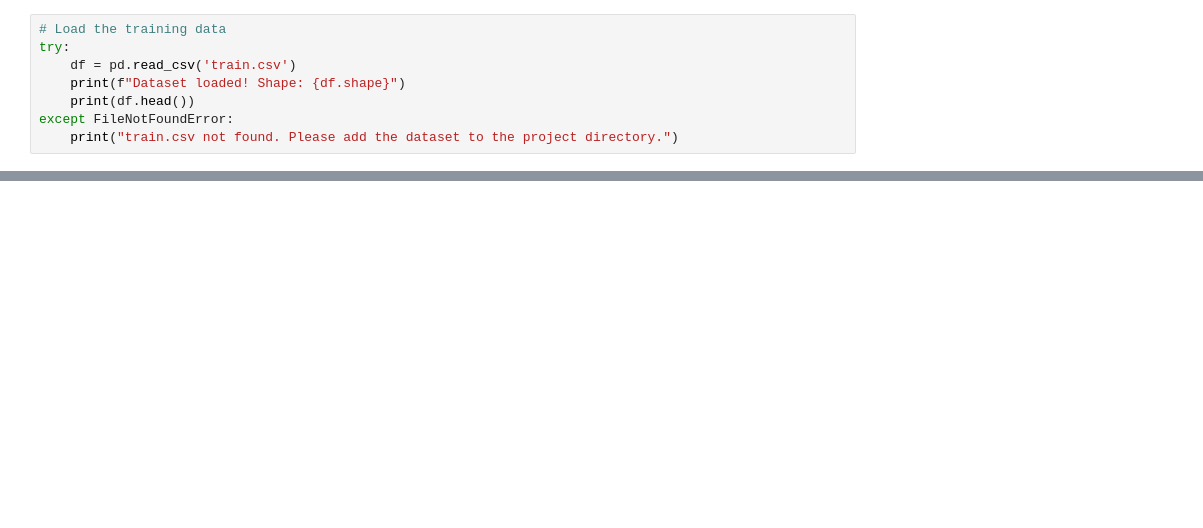
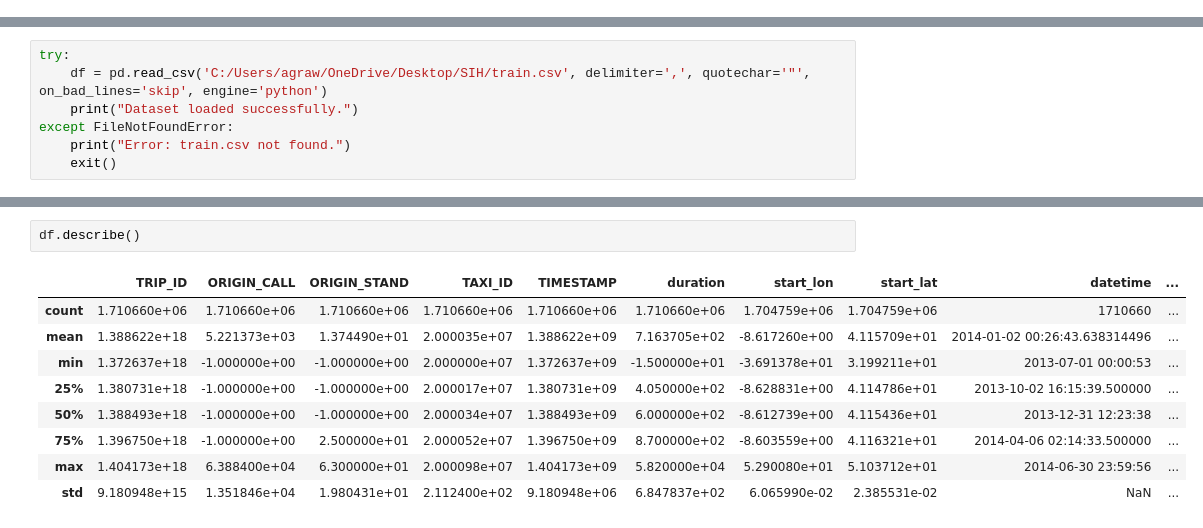
Before and after one commit to shrish842/SIH_Model, a Jupyter notebook: training.ipynb, the cells around one changed output, grey strips where cells are left out. Cells and saved outputs as stored; diff of their text form; blank space fills up the shorter version.

```diff
--- a/training.ipynb
+++ b/training.ipynb
@@ -13,8 +10,0 @@ import matplotlib.pyplot as plt
-# %%
-# Load the training data
-try:
-    df = pd.read_csv('train.csv')
-    print(f"Dataset loaded! Shape: {df.shape}")
-    print(df.head())
-except FileNotFoundError:
-    print("train.csv not found. Please add the dataset to the project directory.")
@@ -36,0 +11,7 @@ except FileNotFoundError:
+# %%
+try:
+    df = pd.read_csv('C:/Users/agraw/OneDrive/Desktop/SIH/train.csv', delimiter=',', quotechar='"', on_bad_lines='skip', engine='python')
+    print("Dataset loaded successfully.")
+except FileNotFoundError:
+    print("Error: train.csv not found.")
+    exit()
@@ -36,0 +135,12 @@ except FileNotFoundError:
+# %%
+df.describe()
+# %% [output]
+|  | TRIP_ID | ORIGIN_CALL | ORIGIN_STAND | TAXI_ID | TIMESTAMP | duration | start_lon | start_lat | datetime | ... |
+| count | 1.710660e+06 | 1.710660e+06 | 1.710660e+06 | 1.710660e+06 | 1.710660e+06 | 1.710660e+06 | 1.704759e+06 | 1.704759e+06 | 1710660 | ... |
+| mean | 1.388622e+18 | 5.221373e+03 | 1.374490e+01 | 2.000035e+07 | 1.388622e+09 | 7.163705e+02 | -8.617260e+00 | 4.115709e+01 | 2014-01-02 00:26:43.638314496 | ... |
+| min | 1.372637e+18 | -1.000000e+00 | -1.000000e+00 | 2.000000e+07 | 1.372637e+09 | -1.500000e+01 | -3.691378e+01 | 3.199211e+01 | 2013-07-01 00:00:53 | ... |
+| 25% | 1.380731e+18 | -1.000000e+00 | -1.000000e+00 | 2.000017e+07 | 1.380731e+09 | 4.050000e+02 | -8.628831e+00 | 4.114786e+01 | 2013-10-02 16:15:39.500000 | ... |
+| 50% | 1.388493e+18 | -1.000000e+00 | -1.000000e+00 | 2.000034e+07 | 1.388493e+09 | 6.000000e+02 | -8.612739e+00 | 4.115436e+01 | 2013-12-31 12:23:38 | ... |
+| 75% | 1.396750e+18 | -1.000000e+00 | 2.500000e+01 | 2.000052e+07 | 1.396750e+09 | 8.700000e+02 | -8.603559e+00 | 4.116321e+01 | 2014-04-06 02:14:33.500000 | ... |
+| max | 1.404173e+18 | 6.388400e+04 | 6.300000e+01 | 2.000098e+07 | 1.404173e+09 | 5.820000e+04 | 5.290080e+01 | 5.103712e+01 | 2014-06-30 23:59:56 | ... |
+| std | 9.180948e+15 | 1.351846e+04 | 1.980431e+01 | 2.112400e+02 | 9.180948e+06 | 6.847837e+02 | 6.065990e-02 | 2.385531e-02 | NaN | ... |
```
Also changed, not shown: parts of 13 cells of this notebook.
